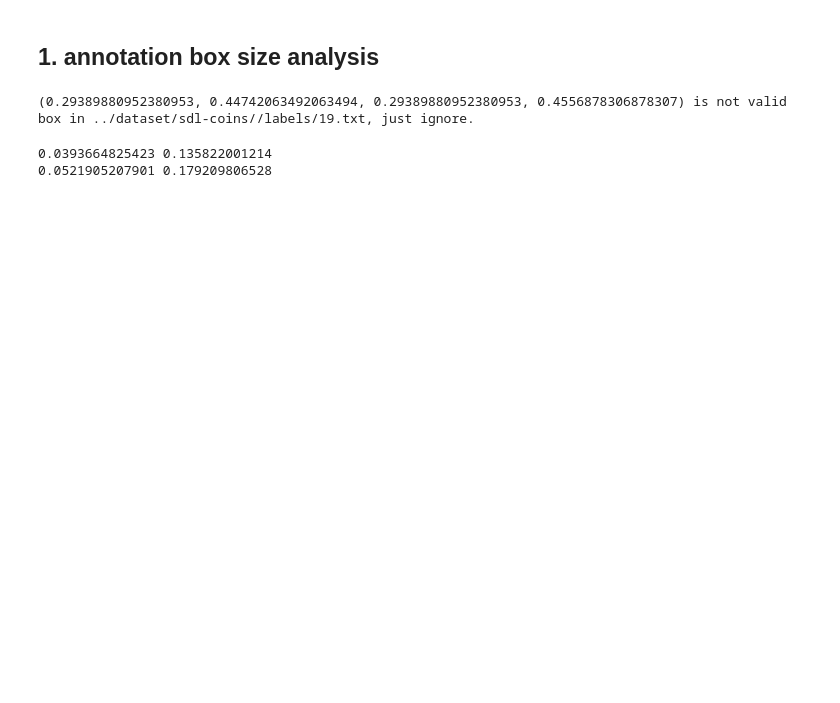
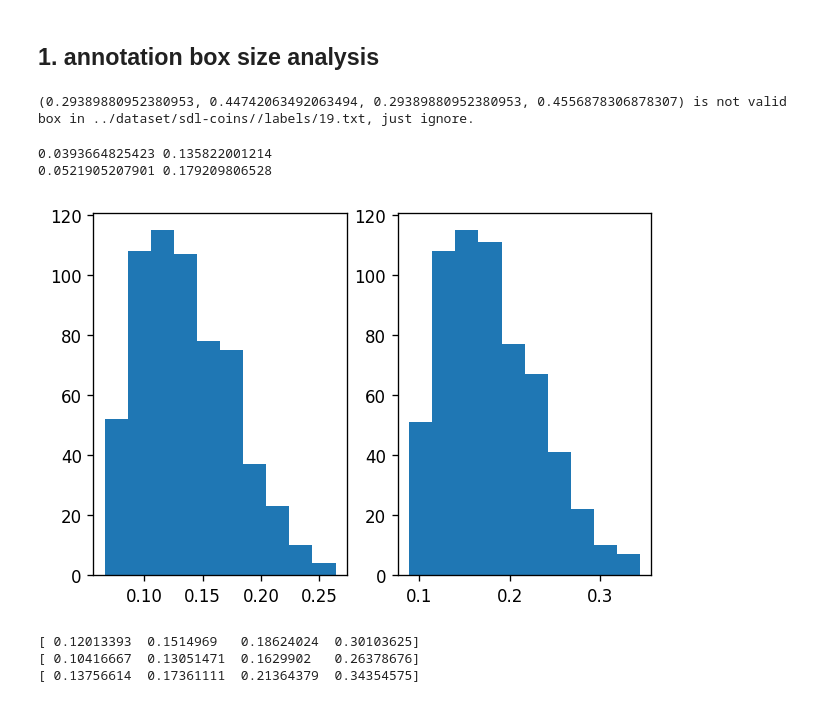
Before and after one commit to yinglang/CoinCount, a Jupyter notebook: data_prepare/data_analysis.ipynb, the cells around one changed output. Drawn from its saved outputs; the diff is of its cells as text; code cells hidden in the pictures; blank space fills up the shorter version.

```diff
--- a/data_prepare/data_analysis.ipynb
+++ b/data_prepare/data_analysis.ipynb
@@ -44,3 +44,26 @@ print np.std(bh), np.mean(bh)
 # %% [output]
 0.0393664825423 0.135822001214
 0.0521905207901 0.179209806528
+# %%
+plt.subplot(121)
+plt.hist(bw)
+plt.subplot(122)
+plt.hist(bh)
+plt.show()
+# %% [output]
+[figure, added]
+# %%
+def find_seq(b, num=4):
+    b = np.sort(b)
+    N = b.shape[0]
+    idx = np.array(range(N/(num), N, N/(num)))
+    return b[idx]
+
+bl = np.sqrt(bw * bh)
+print find_seq(bl)
+print find_seq(bw)
+print find_seq(bh)
+# %% [output]
+[ 0.12013393  0.1514969   0.18624024  0.30103625]
+[ 0.10416667  0.13051471  0.1629902   0.26378676]
+[ 0.13756614  0.17361111  0.21364379  0.34354575]
```
Also changed, not shown: 10 other files.
